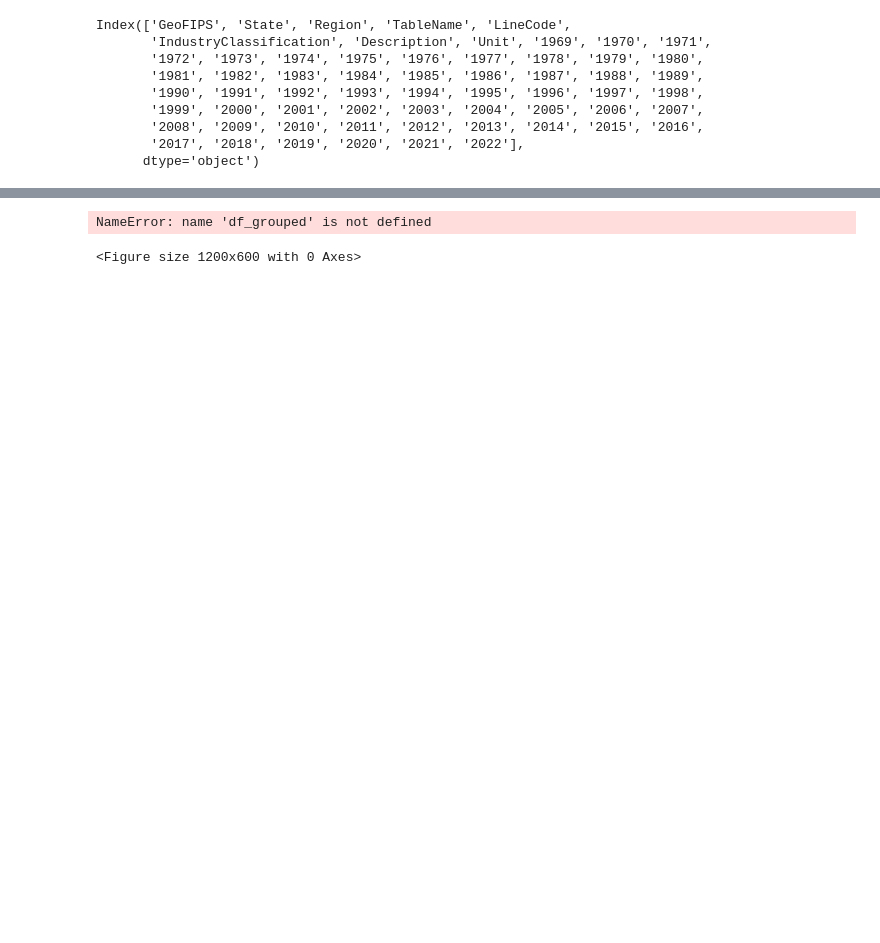
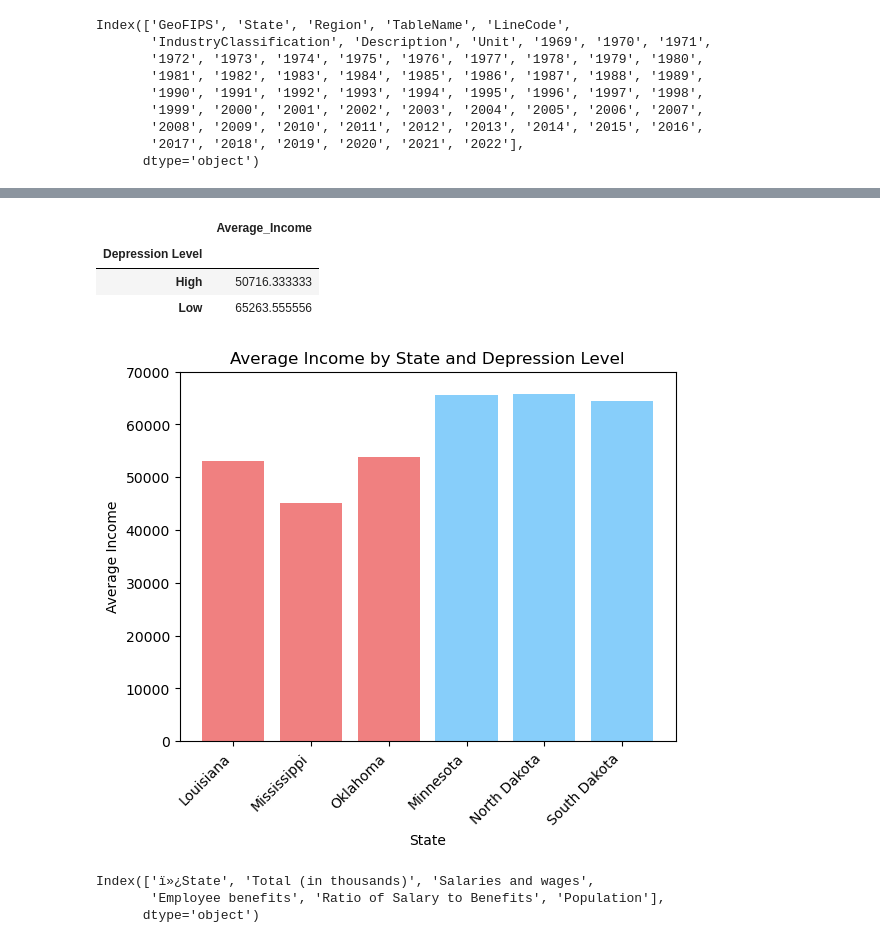
Before and after one commit to vjayne93/blue-team-project-1, a Jupyter notebook: Mikes_Working_File.ipynb, the cells around one changed output, grey strips where cells are left out. Cells and saved outputs as stored; diff of their text form; code cells hidden in the pictures; blank space fills up the shorter version.

Commit message:
Graph building and more updating code.

```diff
--- a/Mikes_Working_File.ipynb
+++ b/Mikes_Working_File.ipynb
@@ -25,7 +25,7 @@ Index(['GeoFIPS', 'State', 'Region', 'TableName', 'LineCode',
       dtype='object')
 # %%
 # Select only the relevant columns for the analysis (2020, 2021, 2022)
-columns_of_interest = ['2020', '2021', '2022']
+columns_of_interest = ['Description', '2020', '2021', '2022']
 df_selected = df[['State'] + columns_of_interest]
 # %%
 # Filter the DataFrame to include only the specified states
@@ -48,0 +68,11 @@ TypeError: agg function failed [how->mean,dtype->object]
+# %%
+# Add a new column "Depression Level" based on specified criteria
+df_filtered['Depression Level'] = df_filtered['State'].apply(
+    lambda x: 'High' if x in ['Louisiana', 'Mississippi', 'Oklahoma'] else 'Low'
+)
+
+# Sort the DataFrame by the new column
+df_filtered_sorted = df_filtered.sort_values(by='Depression Level')
+
+# Display the resulting DataFrame
+df_filtered_sorted
@@ -49,13 +87,31 @@ TypeError: agg function failed [how->mean,dtype->object]
 # %%
-# Plot the data for visualization
-sns.set(style="whitegrid")
-plt.figure(figsize=(12, 6))
-sns.lineplot(data=df_grouped.T, marker='o')
-plt.title('Income Per Capita Comparison: High Performing vs Low Performing States (2020-2022)')
-plt.xlabel('Year')
-plt.ylabel('Income Per Capita')
-plt.legend(title='State')
-plt.show()
+# Group by 'Depression Level' and calculate the mean for each group
+df_grouped = df_filtered_sorted.groupby('Depression Level').mean('Average_Income')
+
+# Display the resulting DataFrame
+df_grouped
 # %% [output]
-NameError: name 'df_grouped' is not defined
-<Figure size 1200x600 with 0 Axes>
+|  | Average_Income |
+| Depression Level |  |
+| High | 50716.333333 |
+| Low | 65263.555556 |
+# %%
+# Define colors based on Depression Level
+colors = df_filtered_sorted['Depression Level'].map({'High': 'lightcoral', 'Low': 'lightskyblue'})
+
+# Create a bar graph
+plt.bar(df_filtered_sorted['State'], df_filtered_sorted['Average_Income'], color=colors)
+
+# Set y-axis limits
+plt.ylim(0, 70000)
+plt.xticks(rotation=45, ha='right')
+
+# Add labels and title
+plt.xlabel('State')
+plt.ylabel('Average Income')
+plt.title('Average Income by State and Depression Level')
+
+# Show the plot
+plt.show()
+# %% [output]
+[figure, added]
@@ -61,0 +122,8 @@ NameError: name 'df_grouped' is not defined
+# %%
+df = pd.read_csv(f_p, encoding='ISO-8859-1', dtype='str', low_memory=False)
+
+print(df.columns)
+# %% [output]
+Index(['ï»¿State', 'Total (in thousands)', 'Salaries and wages',
+       'Employee benefits', 'Ratio of Salary to Benefits', 'Population'],
+      dtype='object')
```
Also changed, not shown: parts of 9 cells of this notebook, 1 other file.
